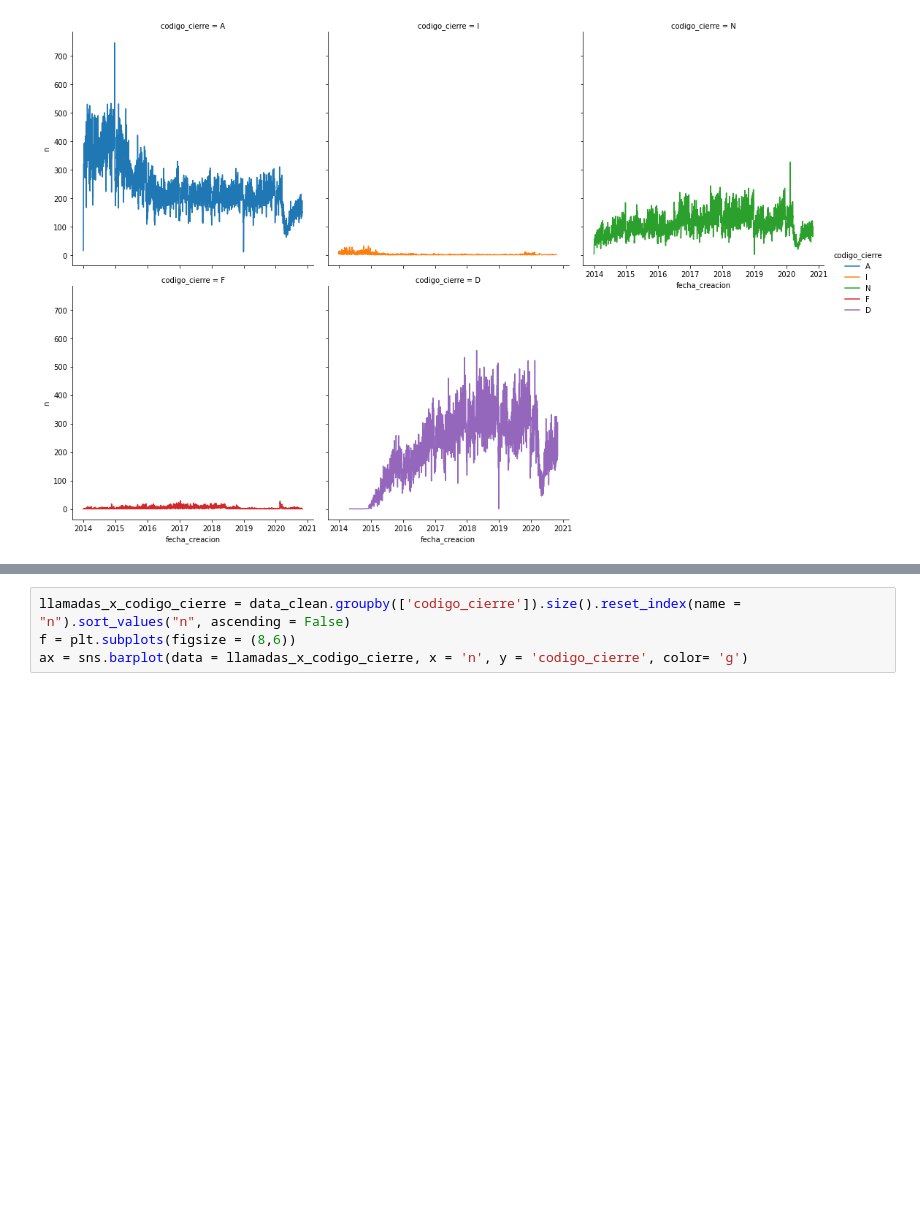
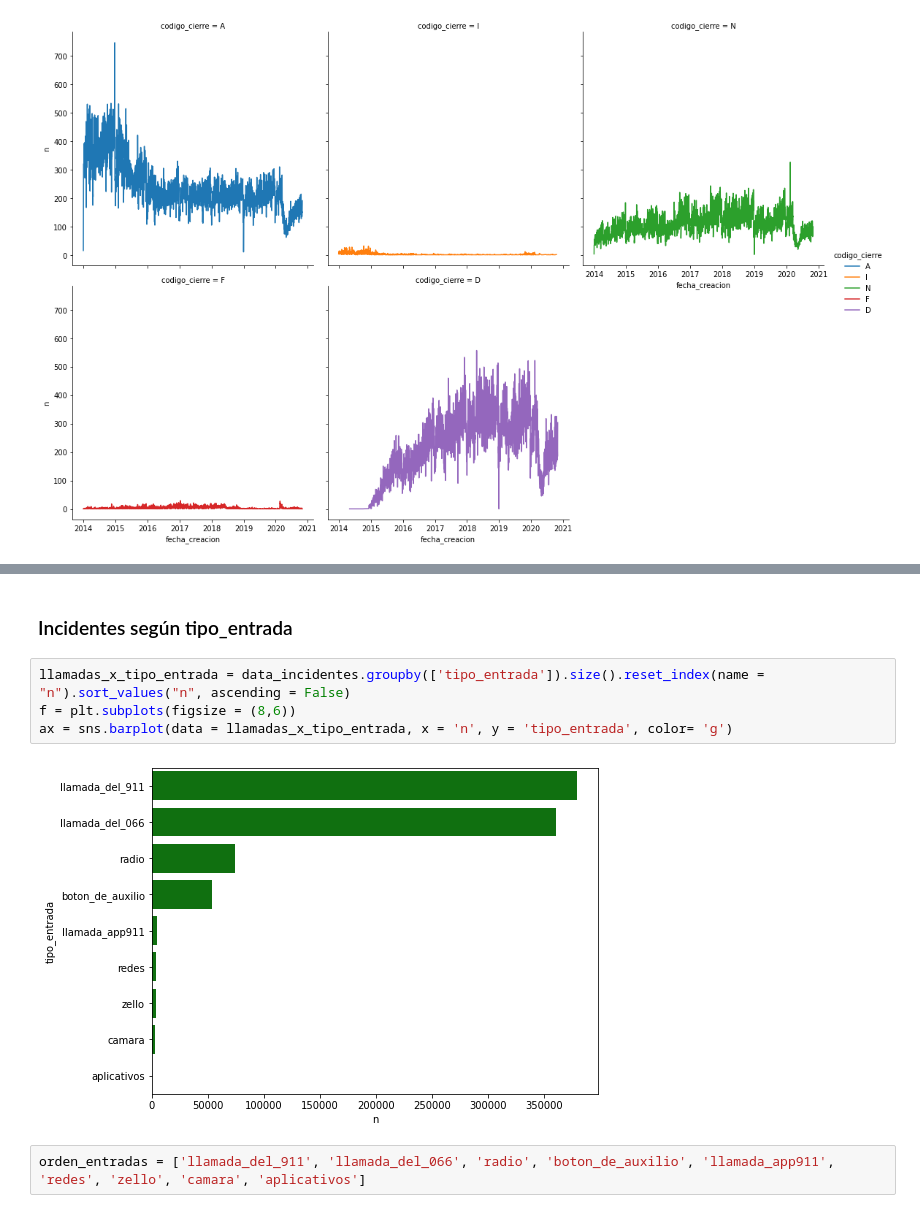
Before and after one commit to mhnk77/proyecto_1_E3_intro_ds, a Jupyter notebook: GEDA.ipynb, the cells around one changed output, grey strips where cells are left out. Saved outputs shown, nothing was run; the diff lists cells and outputs as text; blank space fills up the shorter version.

```diff
--- a/GEDA.ipynb
+++ b/GEDA.ipynb
@@ -164,4 +192,10 @@ ax = sns.barplot(data = llamadas_x_incidente, x = 'n', y = 'incidente_c4', color
+# %% [markdown]
+### Incidentes según tipo_entrada
 # %%
-llamadas_x_codigo_cierre = data_clean.groupby(['codigo_cierre']).size().reset_index(name = "n").sort_values("n", ascending = False)
+llamadas_x_tipo_entrada = data_incidentes.groupby(['tipo_entrada']).size().reset_index(name = "n").sort_values("n", ascending = False)
 f = plt.subplots(figsize = (8,6))
-ax = sns.barplot(data = llamadas_x_codigo_cierre, x = 'n', y = 'codigo_cierre', color= 'g')
+ax = sns.barplot(data = llamadas_x_tipo_entrada, x = 'n', y = 'tipo_entrada', color= 'g')
+# %% [output]
+[figure, added]
+# %%
+orden_entradas = ['llamada_del_911', 'llamada_del_066', 'radio', 'boton_de_auxilio', 'llamada_app911', 'redes', 'zello', 'camara', 'aplicativos']
```
Also changed, not shown: parts of 47 cells of this notebook.
